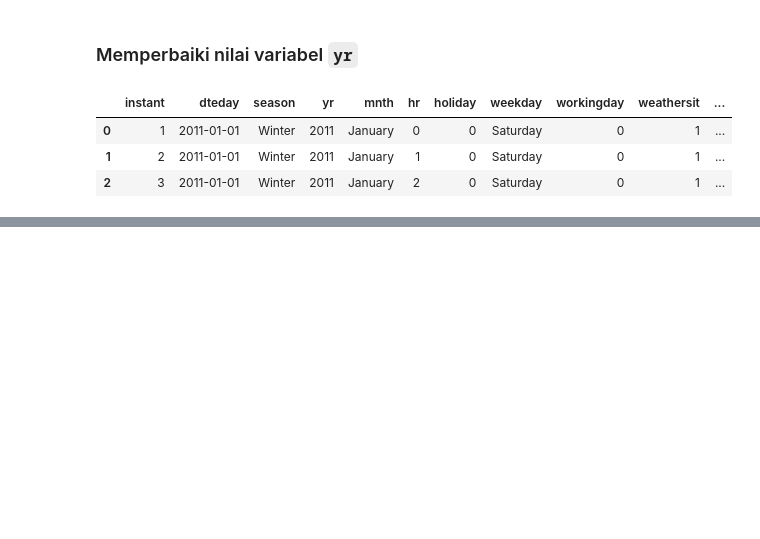
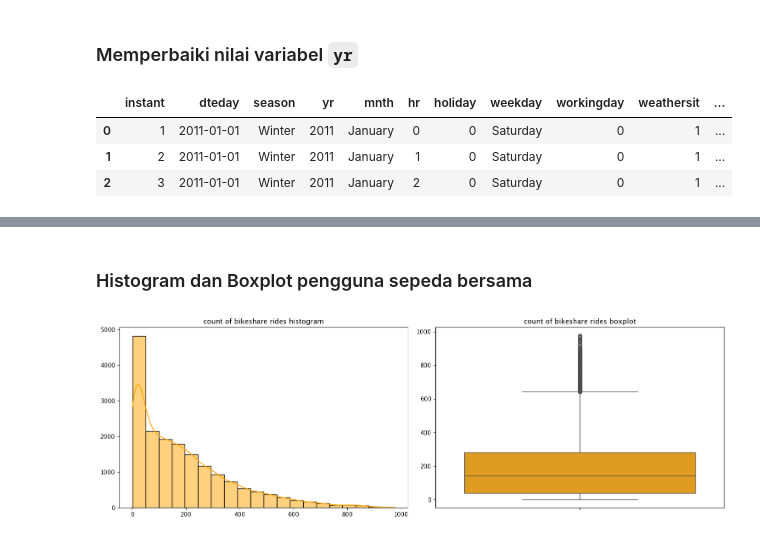
Before and after one commit to bulgogipedas/bike-sharing-analysis, a Jupyter notebook: notebook.ipynb, the cells around one changed output, grey strips where cells are left out. Saved outputs shown, nothing was run; the diff lists cells and outputs as text; code cells hidden in the pictures; blank space fills up the shorter version.

```diff
--- a/notebook.ipynb
+++ b/notebook.ipynb
@@ -221,0 +311,25 @@ hour_df.head(3)
+# %% [markdown]
+### Histogram dan Boxplot pengguna sepeda bersama
+# %%
+# Membuat gambar dan 2 subplot
+fig, axs = plt.subplots(1, 2, figsize=(15, 5))
+
+
+sns.histplot(hour_df['cnt'], kde=True, bins=20, ax = axs[0], color='orange')
+axs[0].set_title("count of bikeshare rides histogram")
+axs[0].set_xlabel("")
+axs[0].set_ylabel("")
+
+sns.boxplot(y=hour_df['cnt'], ax = axs[1], color='orange')
+axs[1].set_title("count of bikeshare rides boxplot")
+axs[1].set_xlabel("")
+axs[1].set_ylabel("")
+
+
+# Sesuaikan tata letak subplot
+plt.tight_layout()
+
+# Menampilkan
+plt.show()
+# %% [output]
+[figure, added]
```
Also changed, not shown: parts of 106 cells of this notebook.
